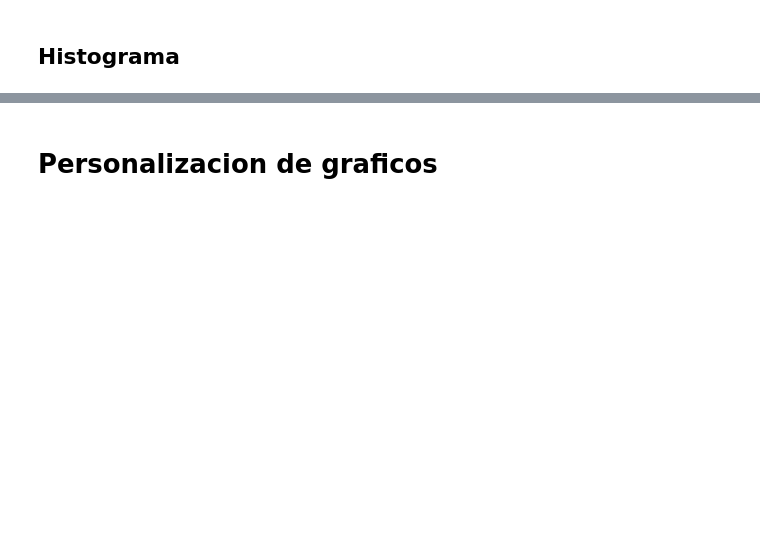
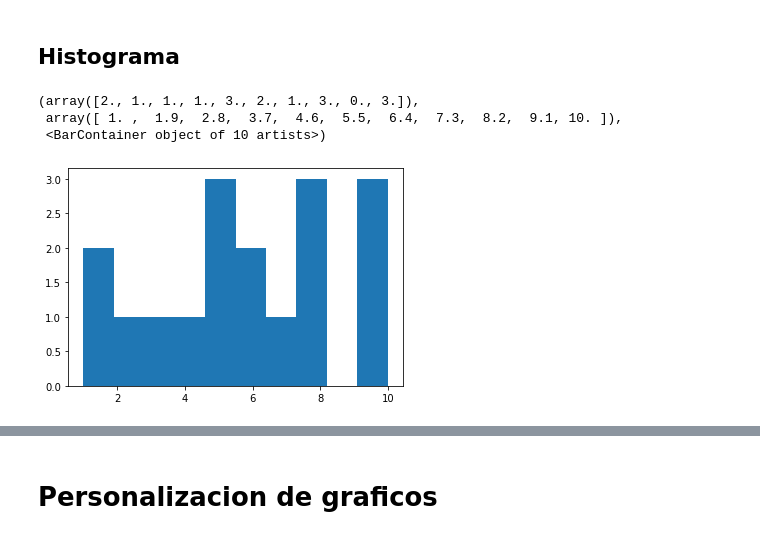
Before and after one commit to TamaraCucumides/TallerPythonMIA, a Jupyter notebook: Sesion 3 - Visualizaciones/Visualizaciones.ipynb, the cells around one changed output, grey strips where cells are left out. Saved outputs shown, nothing was run; the diff lists cells and outputs as text; code cells hidden in the pictures; blank space fills up the shorter version.

```diff
--- a/Sesion 3 - Visualizaciones/Visualizaciones.ipynb
+++ b/Sesion 3 - Visualizaciones/Visualizaciones.ipynb
@@ -84,0 +104,7 @@ plt.bar(x,y)
+# %%
+plt.hist(z)
+# %% [output]
+(array([2., 1., 1., 1., 3., 2., 1., 3., 0., 3.]),
+ array([ 1. ,  1.9,  2.8,  3.7,  4.6,  5.5,  6.4,  7.3,  8.2,  9.1, 10. ]),
+ <BarContainer object of 10 artists>)
+[figure, added]
```
Also changed, not shown: parts of 42 cells of this notebook.
